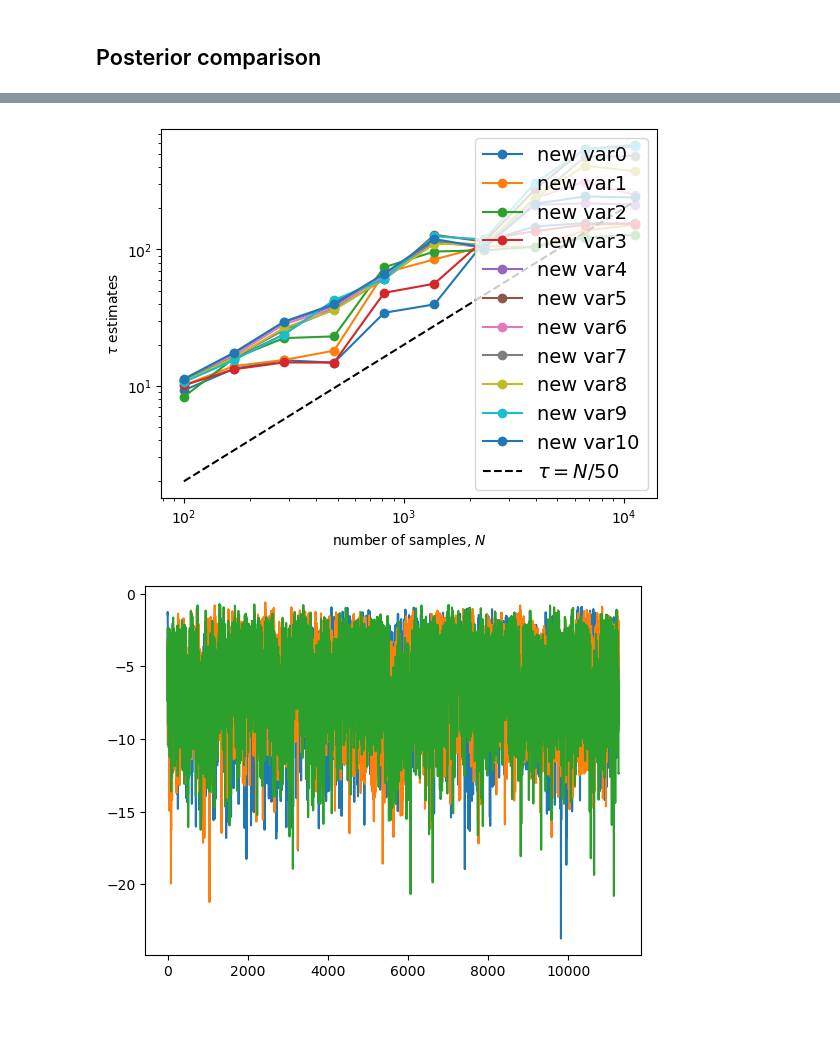
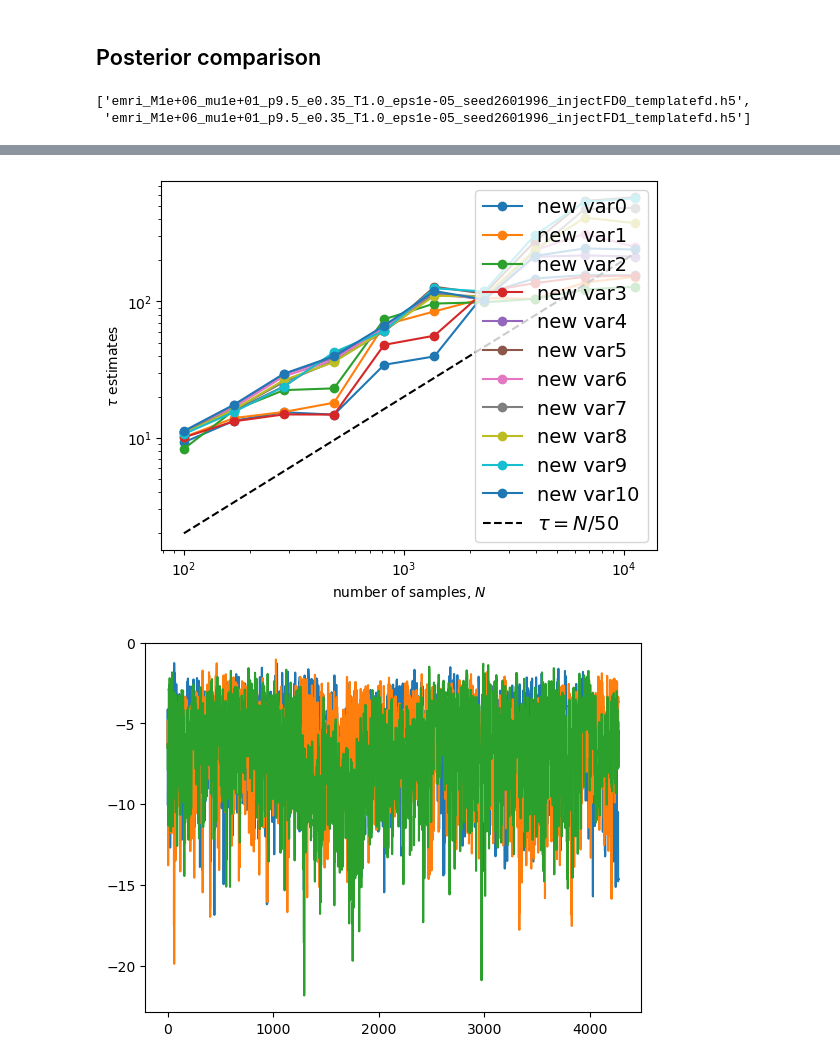
Before and after one commit to lorenzsp/EMRI_FrequencyDomainWaveforms, a Jupyter notebook: single_waveform_analysis.ipynb, the cells around one changed output, grey strips where cells are left out. Cells and saved outputs as stored; diff of their text form; code cells hidden in the pictures; blank space fills up the shorter version.

```diff
--- a/single_waveform_analysis.ipynb
+++ b/single_waveform_analysis.ipynb
@@ -259,9 +258,10 @@ mimsatch =  0.0
 # %%
 list_h = []
 list_f = []
-T = 2.0
+T = 1.0
 dt = 10.0
-Mvec = 10**np.linspace(5.0,6.5,num=3)
+Mvec = 10**np.linspace(5.0,6.5,num=5)
+fd_kwargs = waveform_kwargs.copy()
 
 for M in Mvec:
 
@@ -269,11 +269,11 @@ for M in Mvec:
     mu = 1e-5*M
 
     # rescale time
-    Tnew = T*M/1e6
+    Tnew = T*(M/1e6)
 
     # generate wave
     list_h.append(
-        few_gen(M,mu,a,p0,e0,x0,dist,qS,phiS,qK,phiK,Phi_phi0,Phi_theta0,Phi_r0, **fd_kwargs)
+        few_gen(M,mu,a,p0,e0,x0,dist,qS,phiS,qK,phiK,Phi_phi0,Phi_theta0,Phi_r0,T=T,dt=dt,mode_selection=[(2,2,0)])
     )
 
     # adimensionless frequency
@@ -289,7 +289,7 @@ for ii in range(len(Mvec)):
     ff = ff[ff>=0.0]
     h2 = np.abs(list_h[ii][0].get() / (tmp_mu * Tnew) )**2
 
-    plt.loglog(ff, h2, label = f'mu = {tmp_mu:.2}, T = {Tnew:.2}',alpha=0.3)
+    plt.loglog(ff, h2, label = f'mu = {tmp_mu:.2}, T = {Tnew:.2}',alpha=0.5)
 
 plt.legend()
 plt.show()
@@ -448,32 +448,37 @@ def get_autocorr_plot(to_check):
     plt.ylabel(r"$\tau$ estimates")
     plt.legend(fontsize=14);
     plt.show()
+
+glob.glob('*templatefd.h5')
+# %% [output]
+['emri_M1e+06_mu1e+01_p9.5_e0.35_T1.0_eps1e-05_seed2601996_injectFD0_templatefd.h5',
+ 'emri_M1e+06_mu1e+01_p9.5_e0.35_T1.0_eps1e-05_seed2601996_injectFD1_templatefd.h5']
 # %%
 filename = 'emri_M1e+06_mu1e+01_p9.5_e0.35_T1.0_eps1e-05_seed2601996_injectFD1_templatefd.h5'
+temp=0
 
 samp_final = []
-for filename in glob.glob('*templatefd.h5'):
+for filename in glob.glob('*template*.h5'):
     file  = HDFBackend(filename)
     max_iter = file.iteration
     burn = int(max_iter*0.25)
     thin = 10
     ll = file.get_log_like(discard=burn, thin=thin )
     mask = np.arange(3)
     plt.figure()
     [plt.plot(ll[:,temp,walker],'-',label=f'{walker}') for walker in mask]
     plt.show()
 
     # get samples
-    temp=0
     samp = file.get_chain(discard=burn, thin=thin)['emri'][:,temp,mask,...]
     get_autocorr_plot(samp[:,:,0,:])
 
 
 
 
     inds = file.get_inds(discard=burn, thin=thin)['emri']
     samp_final.append(samp[inds[:,temp,mask,...]])
 # %% [output]
 [figure]
 [figure]
-[figure, old version]
+[figure, new version]
```
Also changed, not shown: parts of 6 cells of this notebook, 1 other file.
